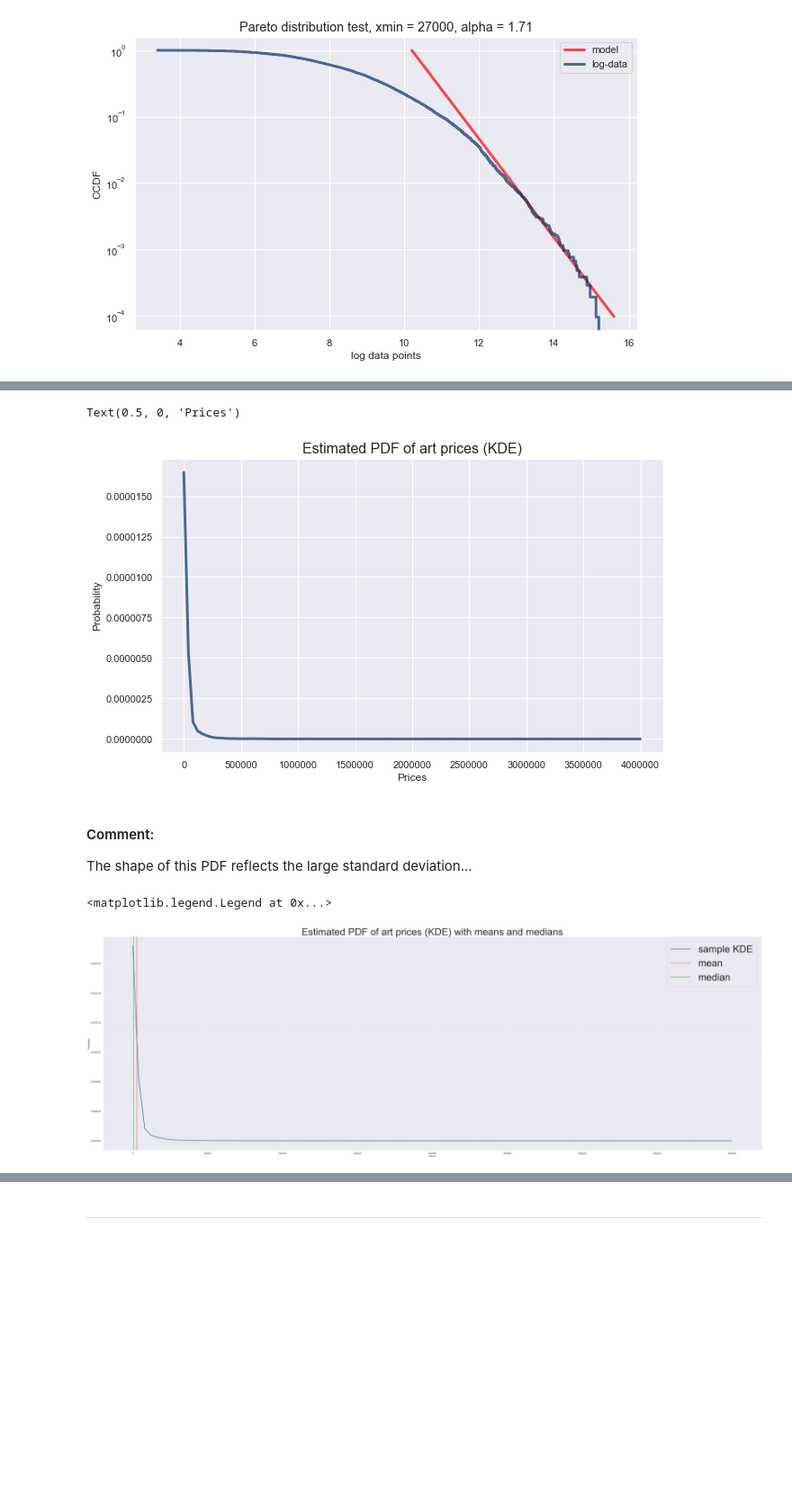
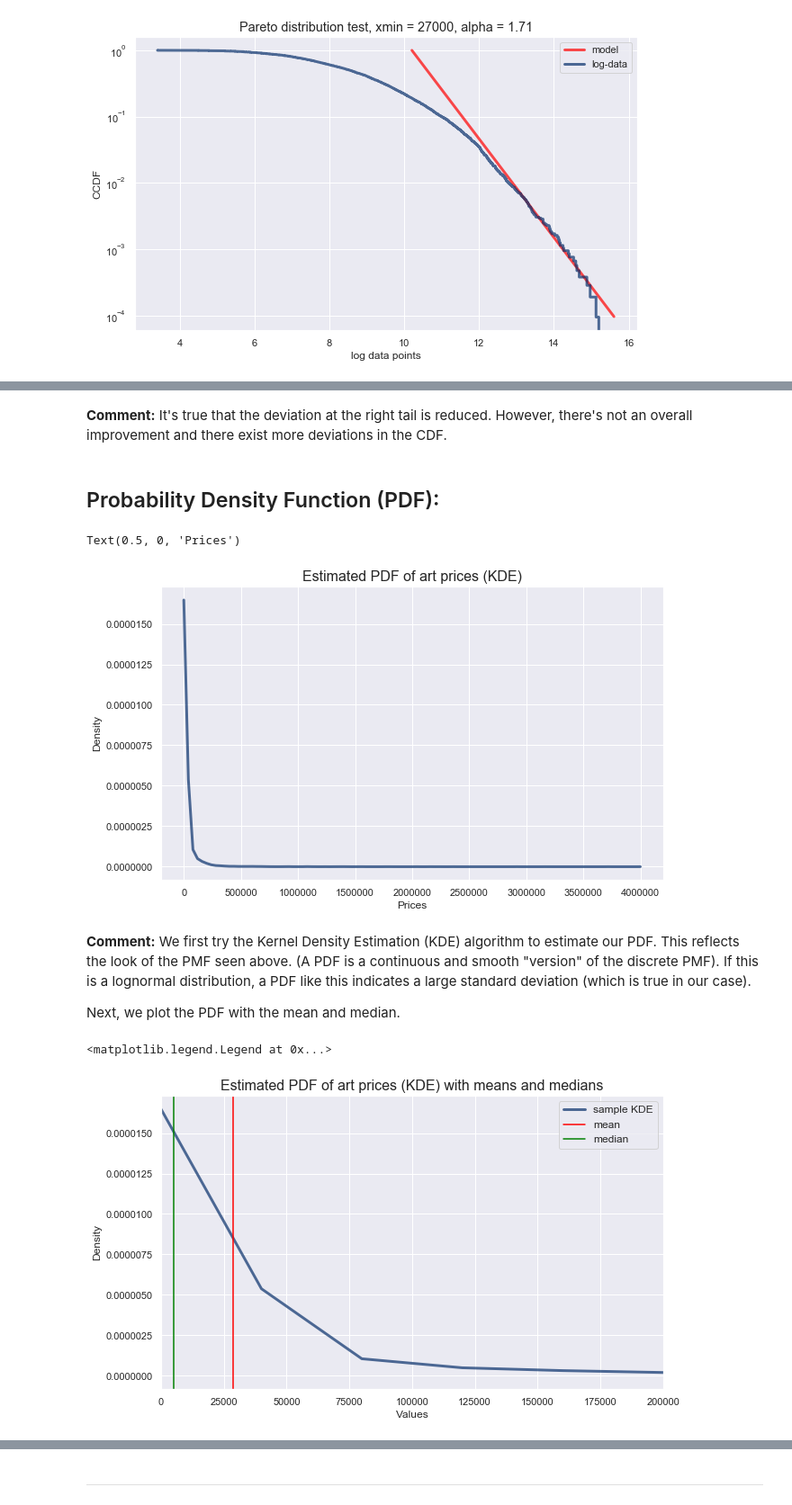
Before and after one commit to dcaohuu18/saffronart_stats_analysis, a Jupyter notebook: distributions.ipynb, the cells around one changed output, grey strips where cells are left out. Shown: that part at 90% size. Saved outputs shown, nothing was run; the diff lists cells and outputs as text; code cells hidden in the pictures; blank space fills up the shorter version.

Commit message:
add comments and conclusion for art prices' distribution, plot CDF and PDF of artists' ages

```diff
--- a/distributions.ipynb
+++ b/distributions.ipynb
@@ -11,8 +14,8 @@ saffronart_df = pd.read_csv('saffronart_dataset.csv')
 
 # change the dates to Pandas datetime objects:
 saffronart_df['auction_date'] = pd.to_datetime(saffronart_df['auction_date'])
-saffronart_df['birth_date'] = pd.to_datetime(saffronart_df['auction_date'])
-saffronart_df['death_date'] = pd.to_datetime(saffronart_df['auction_date'])
+saffronart_df['birth_date'] = pd.to_datetime(saffronart_df['birth_date'])
+saffronart_df['death_date'] = pd.to_datetime(saffronart_df['death_date'])
 
 saffronart_df.head(5)
 # %% [output]
@@ -163,0 +100,13 @@ Pearson_skewness: 0.6178264220090403
+# %%
+# Summary Statistics:
+print('Summary statistics of art prices:')
+
+summary = saffronart_df.winning_bid.describe()
+summary.rename({'50%': 'median'}, inplace=True)
+
+mean_price = summary.loc['mean']
+median_price = summary.loc['median']
+price_std = summary.loc['std']
+
+IQR = pd.Series(summary.loc['75%']-summary.loc['25%'], index=['interquartile range'])
+summary.append(IQR)
@@ -279,3 +248,8 @@ normal_dist_test(loglog_price, [-4, 1])
+# %% [markdown]
+**Comment:**
+It's true that the deviation at the right tail is reduced. However, there's not an overall improvement and there exist more deviations in the CDF.
+# %% [markdown]
+## Probability Density Function (PDF):
 # %%
 # Estimated PDF using KDE:
 
@@ -286,7 +260,7 @@ def plot_kde(data_series, size=(10, 6)):
     thinkplot.Pdf(kde_pdf, label='sample KDE')
 
     plt.xlabel('Values', fontsize = '12')
-    plt.ylabel('Probability', fontsize = '12')
+    plt.ylabel('Density', fontsize = '12')
     plt.title('Estimated PDF (KDE)', fontsize ='x-large')
 
 plot_kde(saffronart_df.winning_bid)
@@ -294,19 +268,21 @@ plt.title(label='Estimated PDF of art prices (KDE)', fontsize='16')
 plt.xlabel('Prices', fontsize = '12')
 # %% [output]
 Text(0.5, 0, 'Prices')
-[figure, old version]
+[figure, new version]
-# %% [markdown]
-#### Comment:
-
-The shape of this PDF reflects the large standard deviation...
+# %% [markdown]
+**Comment:**
+We first try the Kernel Density Estimation (KDE) algorithm to estimate our PDF. This reflects the look of the PMF seen above. (A PDF is a continuous and smooth "version" of the discrete PMF). If this is a lognormal distribution, a PDF like this indicates a large standard deviation (which is true in our case).
+
+Next, we plot the PDF with the mean and median.
 # %%
-plot_kde(saffronart_df.winning_bid, (60, 20))
-plt.title(label='Estimated PDF of art prices (KDE) with means and medians', fontsize='50')
+plot_kde(saffronart_df.winning_bid)
+plt.title(label='Estimated PDF of art prices (KDE) with means and medians', fontsize='16')
 
 plt.axvline(x=mean_price, label = 'mean', color='red')
 plt.axvline(x=median_price, label = 'median', color='green')
 
-plt.legend(fontsize='50')
+plt.xlim((0, 200000))
+plt.legend(fontsize='12')
 # %% [output]
 <matplotlib.legend.Legend at 0x...>
-[figure, old version]
+[figure, new version]
```
Also changed, not shown: parts of 37 cells of this notebook.
